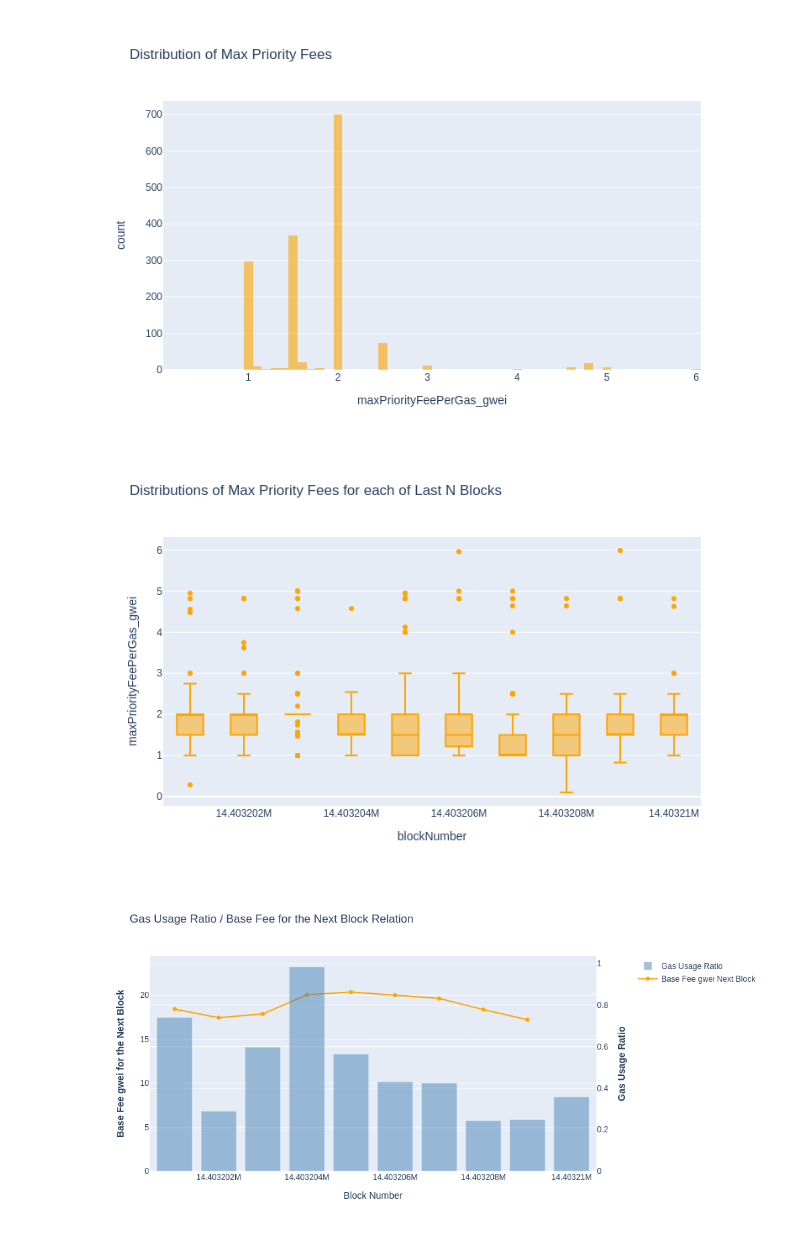
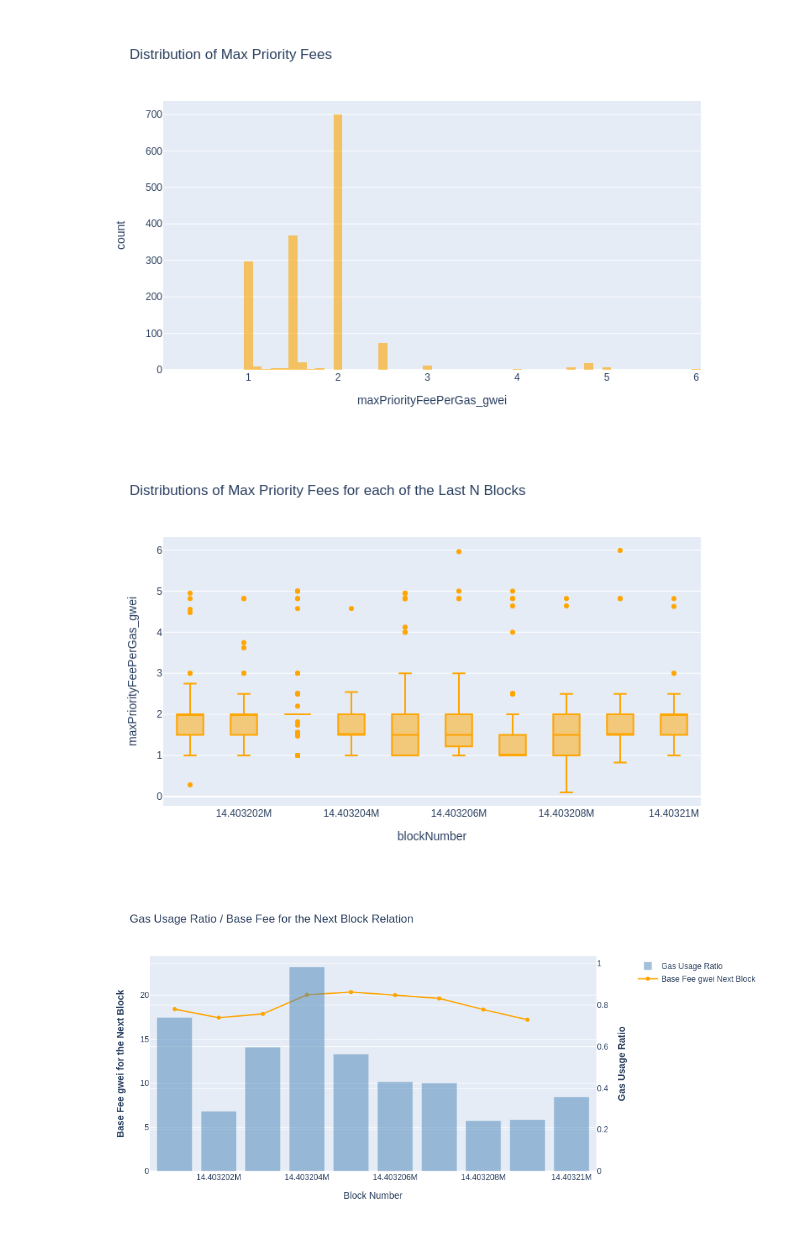
Before and after one commit to BrunnoRicci/eth_gas_analytics, a Jupyter notebook: ETH Gas Analytics.ipynb, the cells around one changed output. Saved outputs shown, nothing was run; the diff lists cells and outputs as text; code cells hidden in the pictures.

```diff
--- a/ETH Gas Analytics.ipynb
+++ b/ETH Gas Analytics.ipynb
@@ -64,6 +64,10 @@ wei_to_gwei = 1/1e9
 #Save path for temp csv
 save_path_trans = os.path.join(project_path, 'data/temp_trans.csv')
 save_path_block = os.path.join(project_path, 'data/temp_block.csv')
+
+#Colors for plots
+color1 = 'orange'
+color2 = 'steelblue'
 # %% [markdown]
 ### Setup Connection
 # %%
@@ -135,12 +152,12 @@ create_and_open_static_img(project_path, 'plt_1.png', fig)
 # %%
 #DF to plot
 topl = df[-df['pf_outlier']]
-fig = px.box(topl, x='blockNumber', y='maxPriorityFeePerGas_gwei',color_discrete_sequence=['orange'],\
-       title='Distributions of Max Priority Fees for each of Last N Blocks',  width = 800)
+fig = px.box(topl, x='blockNumber', y='maxPriorityFeePerGas_gwei',color_discrete_sequence=[color1],
+       title='Distributions of Max Priority Fees for each of the Last N Blocks',  width = 800)
 #Create static image
 create_and_open_static_img(project_path, 'plt_2.png', fig)
 # %% [output]
-[figure, old version]
+[figure, new version]
 # %%
 #DF to plot
 topl = df.groupby('blockNumber', as_index=False)[['gas_ratio', 'baseFeePerGas_gwei']].first()
```
Also changed, not shown: parts of 13 cells of this notebook, 6 other files.
